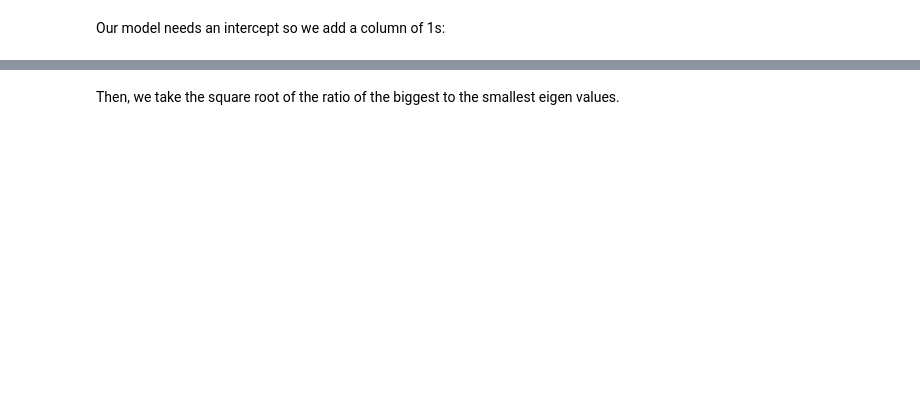
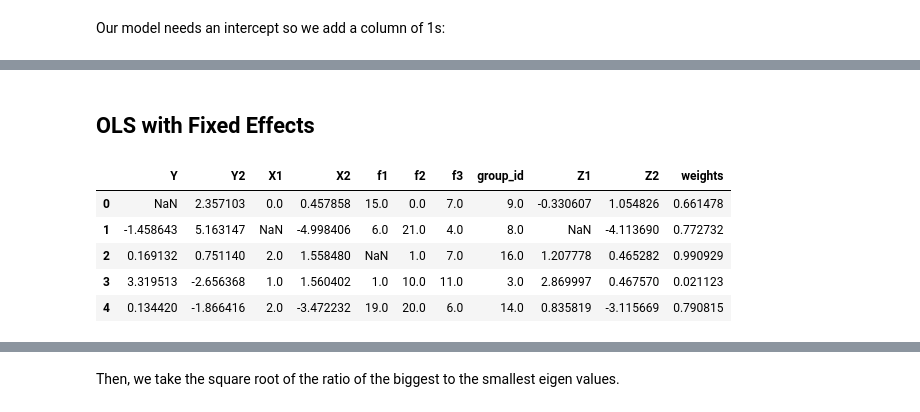
Before and after one commit to pabloestradac/causalml-basics, a Jupyter notebook: notebooks/OLS.ipynb, the cells around one changed output, grey strips where cells are left out. Cells and saved outputs as stored; diff of their text form; code cells hidden in the pictures; blank space fills up the shorter version.

```diff
--- a/notebooks/OLS.ipynb
+++ b/notebooks/OLS.ipynb
@@ -226,0 +100,13 @@ One way to assess multicollinearity is to compute the condition number. Values o
+# %% [markdown]
+## OLS with Fixed Effects
+# %%
+data = pf.get_data()
+
+data.head()
+# %% [output]
+|  | Y | Y2 | X1 | X2 | f1 | f2 | f3 | group_id | Z1 | Z2 | weights |
+| 0 | NaN | 2.357103 | 0.0 | 0.457858 | 15.0 | 0.0 | 7.0 | 9.0 | -0.330607 | 1.054826 | 0.661478 |
+| 1 | -1.458643 | 5.163147 | NaN | -4.998406 | 6.0 | 21.0 | 4.0 | 8.0 | NaN | -4.113690 | 0.772732 |
+| 2 | 0.169132 | 0.751140 | 2.0 | 1.558480 | NaN | 1.0 | 7.0 | 16.0 | 1.207778 | 0.465282 | 0.990929 |
+| 3 | 3.319513 | -2.656368 | 1.0 | 1.560402 | 1.0 | 10.0 | 11.0 | 3.0 | 2.869997 | 0.467570 | 0.021123 |
+| 4 | 0.134420 | -1.866416 | 2.0 | -3.472232 | 19.0 | 20.0 | 6.0 | 14.0 | 0.835819 | -3.115669 | 0.790815 |
```
Also changed, not shown: parts of 68 cells of this notebook.
